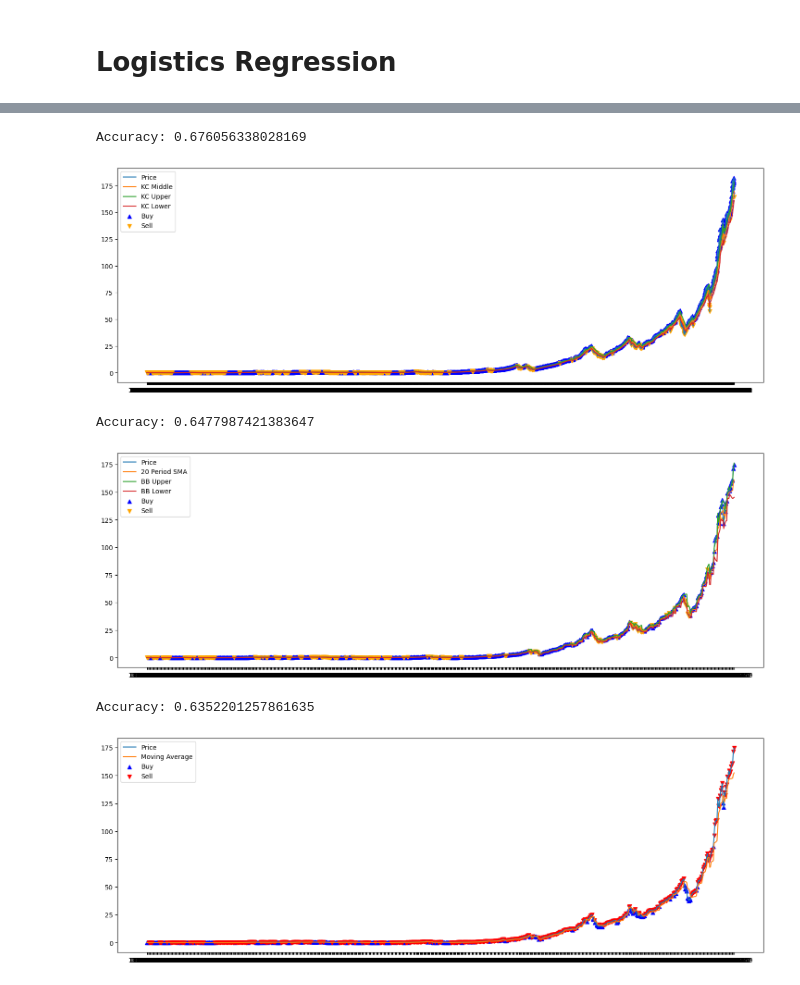
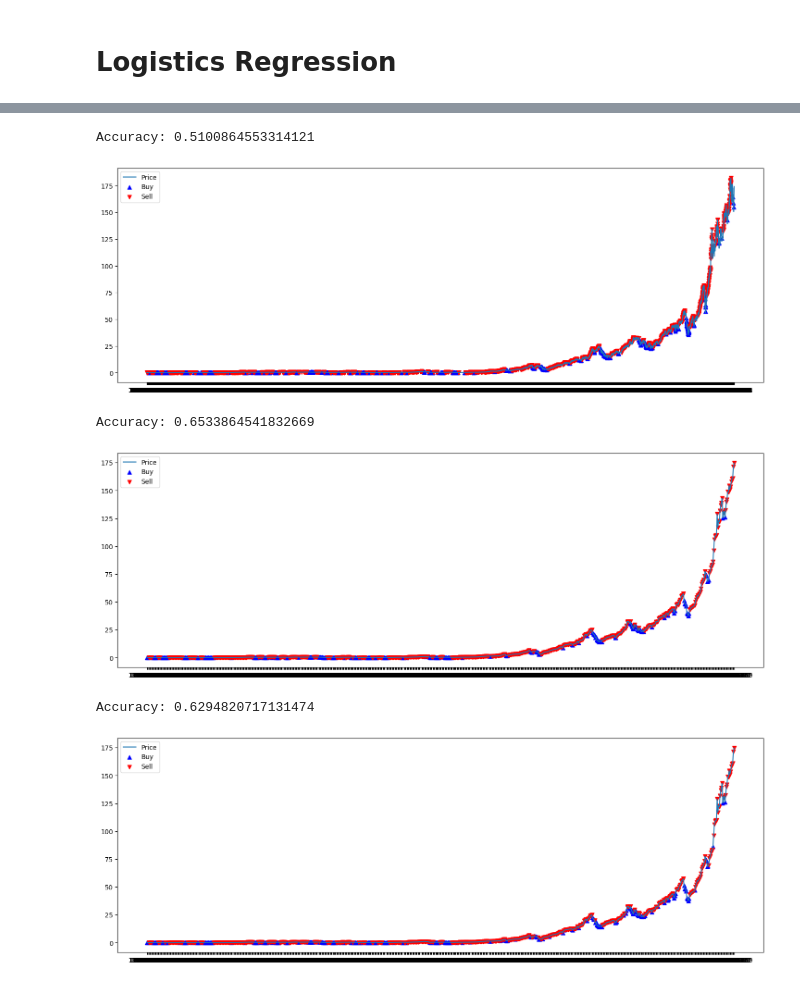
Before and after one commit to ShubhangamPrasad/Technical-Indicator-Evaluator, a Jupyter notebook: Regression.ipynb, the cells around one changed output, grey strips where cells are left out. Drawn from its saved outputs; the diff is of its cells as text; code cells hidden in the pictures.

```diff
--- a/Regression.ipynb
+++ b/Regression.ipynb
@@ -186,10 +186,9 @@ df.head()
 # %% [markdown]
 ### RSI
 # %%
-data = pd.read_csv("AAPL_Clean.csv")
 
 # Calculate the price change between each day's closing price and the previous day's closing price
-delta = data["Close"].diff()
+delta = df["Close"].diff()
 
 # Define the time period for the RSI calculation
 n = 14
@@ -204,7 +203,7 @@ avg_gain = [gain]
 avg_loss = [loss]
 
 # Calculate the RSI values for the remaining days
-for i in range(n+1, len(data)):
+for i in range(1, len(df)):
     change = delta[i]
     if change > 0:
         avg_gain.append((avg_gain[-1] * (n - 1) + change) / n)
@@ -216,12 +215,10 @@ for i in range(n+1, len(data)):
     rsi.append(100 - 100 / (1 + rs))
 
 # Slice the RSI array to match the length of the DataFrame
-rsi = rsi[-len(data):]
-data = data.drop(range(14))
+rsi = rsi[-len(df):]
 
 # Add the RSI values to the DataFrame
-data["RSI"] = rsi
-data = data.set_index("Date")
+df["RSI"] = rsi
 # Print the DataFrame with the RSI values
-data.head()
+df.head()
 # %% [output]
@@ -242,9 +240,9 @@ from sklearn.linear_model import LogisticRegression
 from sklearn.model_selection import train_test_split
 
 # Convert Keltner channels into binary labels (1: up, 0: down)
-labels = np.where(df['Close'].shift(-1) > df['Close'], 1, 0)
+df["label"] = np.where(df['Close'].shift(-1) > df['Close'], 1, 0)
 # Split data into training and testing sets
-X_train, X_test, y_train, y_test = train_test_split(df['Close'], labels, test_size=0.3)
+X_train, X_test, y_train, y_test = train_test_split(df['Close'], df["label"], test_size=0.3)
 
 # Fit logistic regression model
 model = LogisticRegression()
@@ -252,10 +250,9 @@ model.fit(X_train.values.reshape(-1, 1), y_train)
 
 # Predict labels for testing set
 y_pred = model.predict(X_test.values.reshape(-1, 1))
-
 # Determine when to buy and sell
-for i in range(len(y_pred)):
-    if y_pred[i] == 1:
-        print("Buy at time:", i)
-    elif y_pred[i] == 0:
-        print("Sell at time:", i)
+# for i in range(len(y_pred)):
+#     if y_pred[i] == 1:
+#         print("Buy at time:", i)
+#     elif y_pred[i] == 0:
+#         print("Sell at time:", i)
@@ -283,60 +262,59 @@ Buy at time: 3122
 import pandas as pd
 import numpy as np
 import matplotlib.pyplot as plt
 from sklearn.linear_model import LogisticRegression
 from sklearn.model_selection import train_test_split
 from sklearn.metrics import accuracy_score
 
 
 # Create the binary labels (1: buy, 0: sell)
-df['kcsignal'] = np.where(df['Close'].shift(-1) > df['kc_upper'].shift(-1), 1,
-                        np.where(df['Close'].shift(-1) < df['kc_lower'].shift(-1), 0, np.nan))
-df = df.dropna()
+df['kcsignal'] = np.where(df['Close'].shift(-1) > df['kc_upper'].shift(-1), 0,
+                        np.where(df['Close'].shift(-1) < df['kc_lower'].shift(-1), 1, np.nan))
+
 df.tail()
 # Split the data into training and testing sets
-X_train, X_test, y_train, y_test = train_test_split(df['kc_middle'][:-1], df['kcsignal'][:-1], test_size=0.2)
+X_train, X_test, y_train, y_test = train_test_split(df['kc_middle'][:-1], df['label'][:-1], test_size=0.3)
 
 # Fit logistic regression model
 model = LogisticRegression()
 model.fit(X_train.values.reshape(-1, 1), y_train)
 
 # Predict labels for testing set
 y_pred = model.predict(X_test.values.reshape(-1, 1))
 
 # Evaluate model performance
 accuracy = accuracy_score(y_test, y_pred)
 print("Accuracy:", accuracy)
 
 # Create a plot of the Keltner Channels indicator and the buy/sell signals
 plt.figure(figsize=(18, 6))
 plt.plot(df['Close'], label='Price')
-plt.plot(df['kc_middle'], label='KC Middle')
-plt.plot(df['kc_upper'], label='KC Upper')
-plt.plot(df['kc_lower'], label='KC Lower')
 plt.scatter(df[df['kcsignal'] == 1].index, df[df['kcsignal'] == 1]['Close'], marker='^', color='blue', label='Buy')
-plt.scatter(df[df['kcsignal'] == 0].index, df[df['kcsignal'] == 0]['Close'], marker='v', color='orange', label='Sell')
+plt.scatter(df[df['kcsignal'] == 0].index, df[df['kcsignal'] == 0]['Close'], marker='v', color='red', label='Sell')
 plt.legend()
 plt.show()
 # %% [output]
-Accuracy: 0.676056338028169
+Accuracy: 0.5100864553314121
-[figure, old version]
+[figure, new version]
 # %%
 # BOLLINGER BANDS
 
 # Create the binary labels (1: buy, 0: sell)
-df['bbsignal'] = np.where(df['Close'].shift(-1) > df['BB_upperband'].shift(-1), 1,
-                        np.where(df['Close'].shift(-1) < df['BB_lowerband'].shift(-1), 0, np.nan))
+df['bbsignal'] = np.where(df['Close'].shift(-1) > df['BB_upperband'].shift(-1), 0,
+                        np.where(df['Close'].shift(-1) < df['BB_lowerband'].shift(-1), 1, np.nan))
+
+features = ['BB_upperband', 'BB_lowerband', 'SMA']
 df = df.dropna()
 
 # Split the data into training and testing sets
-X_train, X_test, y_train, y_test = train_test_split(df['SMA'][:-1], df['bbsignal'][:-1], test_size=0.2)
+X_train, X_test, y_train, y_test = train_test_split(df[features][:-1], df['label'][:-1], test_size=0.3)
 
 # Fit logistic regression model
 model = LogisticRegression()
-model.fit(X_train.values.reshape(-1, 1), y_train)
+model.fit(X_train.values.reshape(-1, len(features)), y_train)
 
 # Predict labels for testing set
-y_pred = model.predict(X_test.values.reshape(-1, 1))
+y_pred = model.predict(X_test.values.reshape(-1, len(features)))
 
 # Evaluate model performance
 accuracy = accuracy_score(y_test, y_pred)
@@ -345,16 +323,13 @@ print("Accuracy:", accuracy)
 # Create a plot of the Bollinger Bands indicator and the buy/sell signals
 plt.figure(figsize=(18, 6))
 plt.plot(df['Close'], label='Price')
-plt.plot(df['SMA'], label='20 Period SMA')
-plt.plot(df['BB_upperband'], label='BB Upper')
-plt.plot(df['BB_lowerband'], label='BB Lower')
 plt.scatter(df[df['bbsignal'] == 1].index, df[df['bbsignal'] == 1]['Close'], marker='^', color='blue', label='Buy')
-plt.scatter(df[df['bbsignal'] == 0].index, df[df['bbsignal'] == 0]['Close'], marker='v', color='orange', label='Sell')
+plt.scatter(df[df['bbsignal'] == 0].index, df[df['bbsignal'] == 0]['Close'], marker='v', color='red', label='Sell')
 plt.legend()
 plt.show()
 # %% [output]
-Accuracy: 0.6477987421383647
+Accuracy: 0.6533864541832669
-[figure, old version]
+[figure, new version]
 # %%
 # MOVING AVERAGE
 
@@ -363,7 +338,7 @@ df['masignal'] = np.where(df['MA'].shift(-1) > df['Close'], 1, 0)
 df = df.dropna()
 
 # Split the data into training and testing sets
-X_train, X_test, y_train, y_test = train_test_split(df['MA'][:-1], df['masignal'][:-1], test_size=0.2)
+X_train, X_test, y_train, y_test = train_test_split(df['MA'][:-1], df['label'][:-1], test_size=0.3)
 
 # Fit logistic regression model
 model = LogisticRegression()
@@ -379,11 +354,10 @@ print("Accuracy:", accuracy)
 # Create a plot of the Moving Average indicator and the buy/sell signals
 plt.figure(figsize=(18, 6))
 plt.plot(df['Close'], label='Price')
-plt.plot(df['MA'], label='Moving Average')
 plt.scatter(df[df['masignal'] == 1].index, df[df['masignal'] == 1]['Close'], marker='^', color='blue', label='Buy')
 plt.scatter(df[df['masignal'] == 0].index, df[df['masignal'] == 0]['Close'], marker='v', color='red', label='Sell')
 plt.legend()
 plt.show()
 # %% [output]
-Accuracy: 0.6352201257861635
+Accuracy: 0.6294820717131474
-[figure, old version]
+[figure, new version]
```
Also changed, not shown: parts of 12 cells of this notebook.
